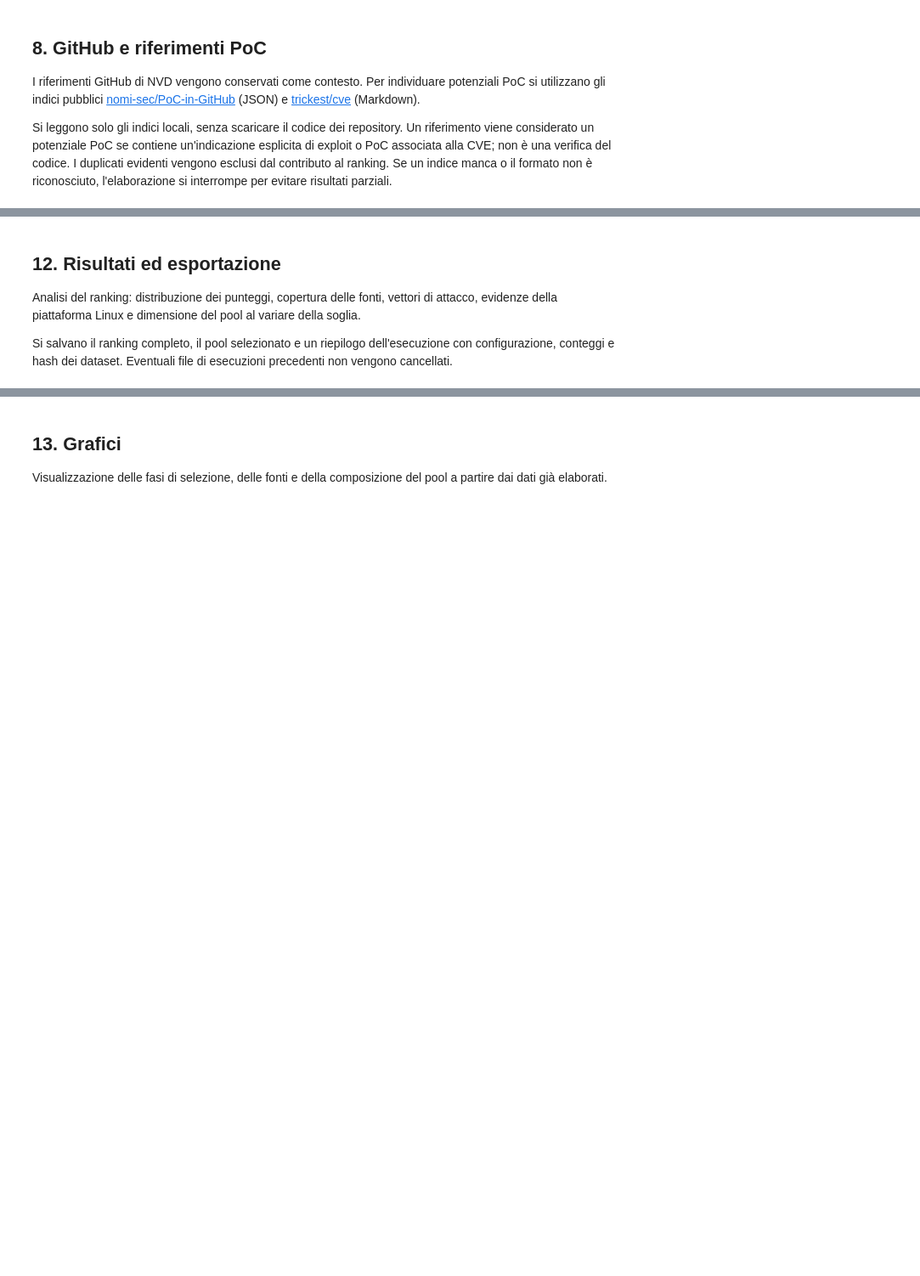
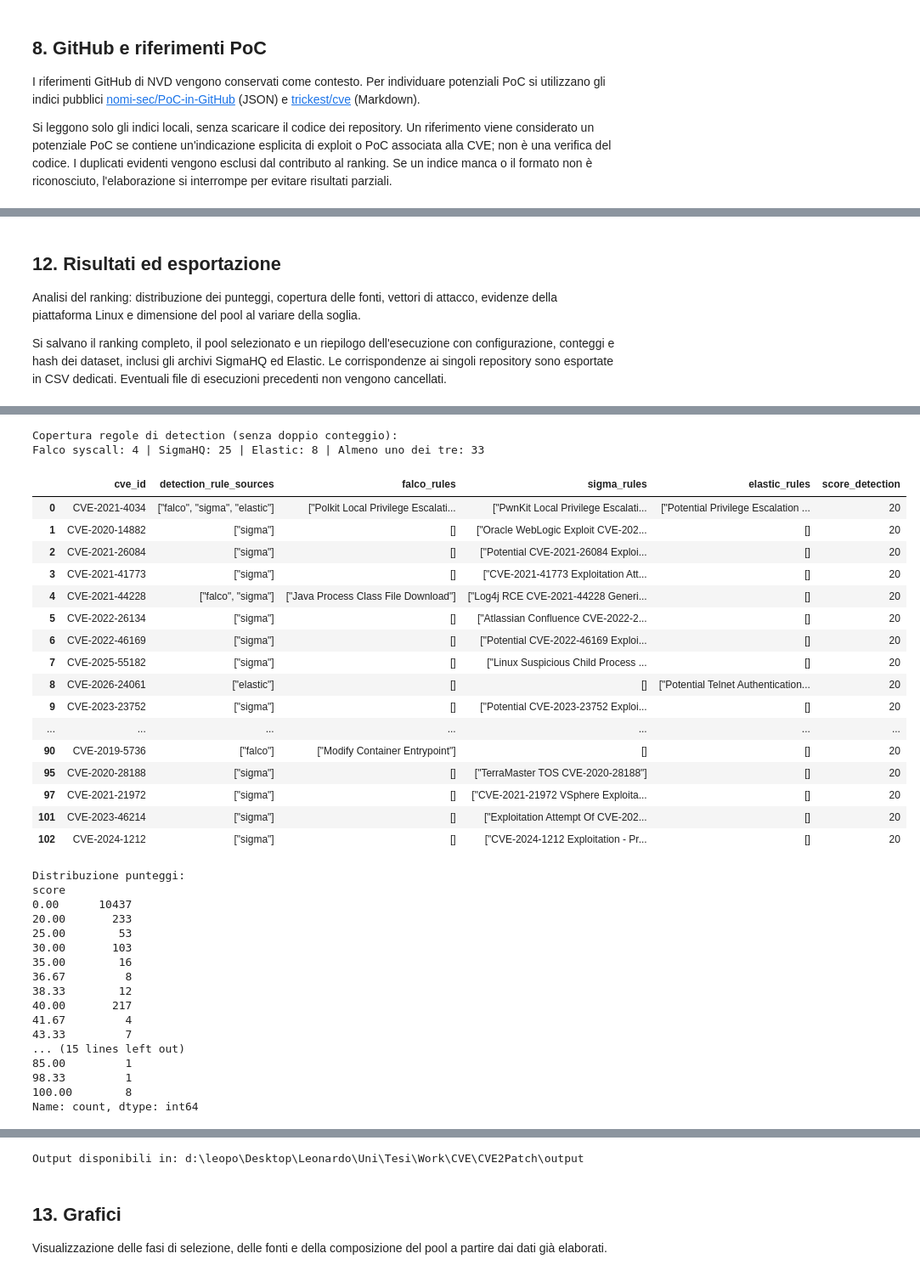
Before and after one commit to kuro1999/Work, a Jupyter notebook: CVE/cve.ipynb, the cells around one changed output, grey strips where cells are left out. Shown at 85% size. Drawn from its saved outputs; the diff is of its cells as text; code cells hidden in the pictures; blank space fills up the shorter version.

Commit message:
aggiunti sigma ed elastic

```diff
--- a/CVE/cve.ipynb
+++ b/CVE/cve.ipynb
@@ -110,7 +117,7 @@ WEIGHTS = {
     "poc_primary": 20,
     "edb_bonus": 5,
     "poc_bonus": 5,
-    "falco": 20,
+    "detection_rules": 20,
 }
 assert datetime.fromisoformat(START_DATE) <= datetime.fromisoformat(END_DATE)
 assert ATTACK_VECTORS and set(ATTACK_VECTORS) <= {"NETWORK", "LOCAL"}
@@ -119,7 +126,7 @@ assert all(isinstance(w, (int, float)) and 0 <= w <= 100 for w in WEIGHTS.values
 assert WEIGHTS["msf_max"] >= WEIGHTS["msf_min"] >= WEIGHTS["edb_verified"] >= WEIGHTS["edb_unverified"] >= WEIGHTS["poc_primary"]
 assert WEIGHTS["edb_bonus"] <= WEIGHTS["edb_unverified"] and WEIGHTS["poc_bonus"] <= WEIGHTS["poc_primary"]
 MAX_EXPLOIT = WEIGHTS["msf_max"] + WEIGHTS["edb_bonus"] + WEIGHTS["poc_bonus"]
-MAX_SCORE = MAX_EXPLOIT + WEIGHTS["vulhub"] + WEIGHTS["falco"]
+MAX_SCORE = MAX_EXPLOIT + WEIGHTS["vulhub"] + WEIGHTS["detection_rules"]
 assert abs(MAX_SCORE - 100) < 1e-8, "Ribilanciare i pesi: il massimo deve essere 100."
 print(f"Periodo: {START_DATE} - {END_DATE} | Soglia: {MIN_SCORE}/100")
 print(f"Directory: {BASE_DIR}")
@@ -689,7 +1050,9 @@ def score_candidates(frame):
     edb_primary = result["edb_verified"].map({True: WEIGHTS["edb_verified"], False: WEIGHTS["edb_unverified"]})
     result["score_edb"] = edb_primary.where(~msf, WEIGHTS["edb_bonus"]).where(edb, 0)
     result["score_poc"] = ((msf | edb).map({True: WEIGHTS["poc_bonus"], False: WEIGHTS["poc_primary"]})).where(poc, 0)
-    result["score_detection"] = result["falco_syscall"].astype(int) * WEIGHTS["falco"]
+    result["score_detection"] = result["has_detection_rule"].astype(int) * WEIGHTS["detection_rules"]
+    # Verifica esplicita: tre match non producono 60 punti.
+    assert result["score_detection"].le(WEIGHTS["detection_rules"]).all()
     result["score_exploit"] = result[["score_msf", "score_edb", "score_poc"]].sum(axis=1)
     result["score"] = result[["score_environment", "score_exploit", "score_detection"]].sum(axis=1).round(2)
     for col in ["score_msf", "score_edb", "score_poc", "score_exploit", "score_environment", "score_detection"]:
@@ -704,12 +1067,16 @@ df_ranked = df_ranked.sort_values(["score", "local_priority", "cve_id"], ascendi
 df_ranked["ranking"] = df_ranked.index + 1
 df_pool = df_ranked[df_ranked["score"].ge(MIN_SCORE)].copy()
 assert df_ranked["cve_id"].is_unique and not df_ranked["kernel"].any()
+# Guardrail della selezione semplice: solo ambienti autonomi e niente CVE chain-only.
+assert df_vulhub.groupby("vulhub_path")["cve_id"].nunique().le(1).all()
+assert not set(df_ranked["cve_id"]) & vulhub_multicve_only_ids
+assert not df_elastic["elastic_rule"].fillna("").str.lower().str.startswith("deprecated").any()
 assert df_pool["score"].ge(MIN_SCORE).all()
 assert len(df_pool) == int(df_ranked["score"].ge(MIN_SCORE).sum())
 assert df_ranked["score"].is_monotonic_decreasing
 for filename, frame in [("ranked_cves.csv", df_ranked), ("initial_pool.csv", df_pool)]:
     frame.to_csv(OUTPUT_DIR / filename, index=False)
-view_cols = ["ranking", "cve_id", "attack_vector", "platform_basis", "has_vulhub", "msf_compatible", "msf_best_rank", "edb_compatible", "edb_verified", "has_poc_reference", "falco_syscall", "score"]
+view_cols = ["ranking", "cve_id", "attack_vector", "platform_basis", "has_vulhub", "msf_compatible", "msf_best_rank", "edb_compatible", "edb_verified", "has_poc_reference", "falco_syscall", "sigma_eligible", "elastic_eligible", "detection_rule_sources", "score_detection", "score"]
 print(f"CVE ordinate: {len(df_ranked)} | Pool con score >= {MIN_SCORE}: {len(df_pool)}")
 print(f"Massimo teorico: {MAX_SCORE}; osservato: {df_ranked['score'].max()}")
 display(df_pool[view_cols])
@@ -718,7 +1101,7 @@ display(df_pool[view_cols])
 
 Analisi del ranking: distribuzione dei punteggi, copertura delle fonti, vettori di attacco, evidenze della piattaforma Linux e dimensione del pool al variare della soglia.
 
-Si salvano il ranking completo, il pool selezionato e un riepilogo dell'esecuzione con configurazione, conteggi e hash dei dataset. Eventuali file di esecuzioni precedenti non vengono cancellati.
+Si salvano il ranking completo, il pool selezionato e un riepilogo dell'esecuzione con configurazione, conteggi e hash dei dataset, inclusi gli archivi SigmaHQ ed Elastic. Le corrispondenze ai singoli repository sono esportate in CSV dedicati. Eventuali file di esecuzioni precedenti non vengono cancellati.
 # %%
 print("Distribuzione AV candidate:")
 print(df_ranked["attack_vector"].value_counts())
@@ -728,6 +1111,12 @@ print("\nProvenienza piattaforma nel pool:")
 print(df_pool["platform_basis"].value_counts())
 coverage = pd.DataFrame({"candidate": df_ranked[EVIDENCE_FLAGS].sum(), "pool": df_pool[EVIDENCE_FLAGS].sum()})
 display(coverage)
+print("\nCopertura regole di detection (senza doppio conteggio):")
+print(f"Falco syscall: {df_pool['falco_syscall'].sum()} | SigmaHQ: {df_pool['sigma_eligible'].sum()} | "
+      f"Elastic: {df_pool['elastic_eligible'].sum()} | "
+      f"Almeno uno dei tre: {df_pool['has_detection_rule'].sum()}")
+display(df_pool.loc[df_pool['has_detection_rule'], ["cve_id", "detection_rule_sources",
+    "falco_rules", "sigma_rules", "elastic_rules", "score_detection"]])
 print("\nDistribuzione punteggi:")
 print(df_ranked["score"].value_counts().sort_index())
 threshold_rows = []
@@ -746,24 +1135,35 @@ def file_hash(path):
             h.update(block)
     return h.hexdigest()
 
-input_files = list(NVD_FILES) + [vulhub_file, msf_file, edb_file] + [RAW_DIR / name for name in FALCO_FILES.values()] + poc_input_files
+input_files = list(NVD_FILES) + [vulhub_file, msf_file, edb_file] + ([RAW_DIR / name for name in FALCO_FILES.values()] + [sigma_archive, elastic_archive]) + poc_input_files
 manifest = {
-    "method_version": "4.0", "code_revision": "4.1-refactor", "run_utc": datetime.now(timezone.utc).isoformat(),
+    "method_version": "4.2", "code_revision": "4.4-simple-single-cve", "run_utc": datetime.now(timezone.utc).isoformat(),
     "score_max_theoretical": MAX_SCORE, "min_score": MIN_SCORE,
     "ranking_tiebreak": ["local_priority desc", "cve_id asc"],
     "literature": ["10.1145/3475960.3475985", "10.1016/j.jss.2023.111679", "10.1093/cybsec/tyaa015", "https://www.usenix.org/conference/usenixsecurity18/presentation/mu", "arXiv:2509.01835v2"],
+    "detection_rule_policy": {"max_points": WEIGHTS["detection_rules"],
+        "aggregation": "OR, non cumulativo", "sources": ["Falco syscall", "SigmaHQ Linux/generic", "Elastic Linux"],
+        "evidence": "Sigma: tag/titolo/percorso; Elastic: nome/tag/descrizione; esclusi deprecated e multi-CVE; non validazione operativa"},
     "start_date": START_DATE, "end_date": END_DATE, "attack_vectors": ATTACK_VECTORS,
-    "kernel_separate": True, "weights": WEIGHTS, "poc_indexes": poc_index_status,
+    "kernel_separate": True, "exclude_multicve_vulhub": True,
+    "exclude_complex_chain_candidates": True, "weights": WEIGHTS, "poc_indexes": poc_index_status,
     "counts": {"nvd_unique": len(df_all), "valid_in_period": len(df_valid), "linux_nvd_before_av": len(df_linux_pre_av),
                "kernel": len(df_kernel), "av_non_kernel": len(df_av), "nvd_linux": len(df_initial),
                "recovered": len(df_recovered), "pending": len(df_pending), "conflicts": len(df_conflicts),
                "enriched": len(df_enriched), "positive_score": int(df_ranked["score"].gt(0).sum()), "pool": len(df_pool),
                "pool_network": int(df_pool["attack_vector"].eq("NETWORK").sum()), "pool_local": int(df_pool["attack_vector"].eq("LOCAL").sum()),
-               "pool_external_provisional": int(df_pool["platform_basis"].eq("external_provisional").sum())},
+               "pool_external_provisional": int(df_pool["platform_basis"].eq("external_provisional").sum()),
+               "pool_with_detection_rule": int(df_pool["has_detection_rule"].sum()),
+               "pool_falco": int(df_pool["falco_syscall"].sum()),
+               "excluded_complex_candidates": len(df_complex_excluded),
+                "excluded_multicve_vulhub_associations": len(df_vulhub_multicve),
+                "pool_sigma": int(df_pool["sigma_eligible"].sum()),
+               "pool_elastic": int(df_pool["elastic_eligible"].sum())},
     "coverage": {key: {k: int(v) for k,v in values.items()} for key, values in coverage.to_dict().items()},
     "thresholds": threshold_rows,
     "inputs": [{"file": p.relative_to(BASE_DIR).as_posix(), "bytes": p.stat().st_size, "sha256": file_hash(p)} for p in input_files],
-    "limitations": ["NVD feed annuali per anno ID", "CPE e kernel euristici; recupero provvisorio", "Compatibilità documentale, non testata", "PoC indicizzati con indizio esplicito: falsi positivi e falsi negativi possibili", "Bonus non dimostra indipendenza", "Pesi e soglia empirici", "Nessun log o test Falco; regole pubbliche non equivalgono a rilevabilità", "Possibile sovrarappresentazione delle CVE applicative ben documentate"]
+    "limitations": ["Esclusione catene in Vulhub basata su più CVE nella voce environments.toml: non intercetta tutte le catene implicite in altre fonti", "Matching Sigma/Elastic conservativo (possibili falsi negativi)", "NVD feed annuali per anno ID", "CPE e kernel euristici; recupero provvisorio", "Compatibilità documentale, non testata", "PoC indicizzati con indizio esplicito: falsi positivi e falsi negativi possibili", "Bonus non dimostra indipendenza", "Pesi e soglia empirici", "Nessun replay o test di detection; presenza di regola pubblica non equivale a rilevabilità", "Sigma generic senza vincoli OS: compatibilità Linux da verificare", "Possibile sovrarappresentazione delle CVE applicative ben documentate"]
 }
 (OUTPUT_DIR / "run_summary.json").write_text(json.dumps(manifest, indent=2, ensure_ascii=False), encoding="utf-8")
 print(f"\nOutput disponibili in: {OUTPUT_DIR}")
+# %% [output]
@@ -769,0 +1196,36 @@ print(f"\nOutput disponibili in: {OUTPUT_DIR}")
+Copertura regole di detection (senza doppio conteggio):
+Falco syscall: 4 | SigmaHQ: 25 | Elastic: 8 | Almeno uno dei tre: 33
+|  | cve_id | detection_rule_sources | falco_rules | sigma_rules | elastic_rules | score_detection |
+| 0 | CVE-2021-4034 | ["falco", "sigma", "elastic"] | ["Polkit Local Privilege Escalati... | ["PwnKit Local Privilege Escalati... | ["Potential Privilege Escalation ... | 20 |
+| 1 | CVE-2020-14882 | ["sigma"] | [] | ["Oracle WebLogic Exploit CVE-202... | [] | 20 |
+| 2 | CVE-2021-26084 | ["sigma"] | [] | ["Potential CVE-2021-26084 Exploi... | [] | 20 |
+| 3 | CVE-2021-41773 | ["sigma"] | [] | ["CVE-2021-41773 Exploitation Att... | [] | 20 |
+| 4 | CVE-2021-44228 | ["falco", "sigma"] | ["Java Process Class File Download"] | ["Log4j RCE CVE-2021-44228 Generi... | [] | 20 |
+| 5 | CVE-2022-26134 | ["sigma"] | [] | ["Atlassian Confluence CVE-2022-2... | [] | 20 |
+| 6 | CVE-2022-46169 | ["sigma"] | [] | ["Potential CVE-2022-46169 Exploi... | [] | 20 |
+| 7 | CVE-2025-55182 | ["sigma"] | [] | ["Linux Suspicious Child Process ... | [] | 20 |
+| 8 | CVE-2026-24061 | ["elastic"] | [] | [] | ["Potential Telnet Authentication... | 20 |
+| 9 | CVE-2023-23752 | ["sigma"] | [] | ["Potential CVE-2023-23752 Exploi... | [] | 20 |
+| ... | ... | ... | ... | ... | ... | ... |
+| 90 | CVE-2019-5736 | ["falco"] | ["Modify Container Entrypoint"] | [] | [] | 20 |
+| 95 | CVE-2020-28188 | ["sigma"] | [] | ["TerraMaster TOS CVE-2020-28188"] | [] | 20 |
+| 97 | CVE-2021-21972 | ["sigma"] | [] | ["CVE-2021-21972 VSphere Exploita... | [] | 20 |
+| 101 | CVE-2023-46214 | ["sigma"] | [] | ["Exploitation Attempt Of CVE-202... | [] | 20 |
+| 102 | CVE-2024-1212 | ["sigma"] | [] | ["CVE-2024-1212 Exploitation - Pr... | [] | 20 |
+Distribuzione punteggi:
+score
+0.00      10437
+20.00       233
+25.00        53
+30.00       103
+35.00        16
+36.67         8
+38.33        12
+40.00       217
+41.67         4
+43.33         7
+... (15 lines left out)
+85.00         1
+98.33         1
+100.00        8
+Name: count, dtype: int64
@@ -770,3 +1243,4 @@ print(f"\nOutput disponibili in: {OUTPUT_DIR}")
+Output disponibili in: d:\leopo\Desktop\Leonardo\Uni\Tesi\Work\CVE\CVE2Patch\output
 # %% [markdown]
 ## 13. Grafici
 
```
Also changed, not shown: parts of 18 cells of this notebook, 2 other files.
